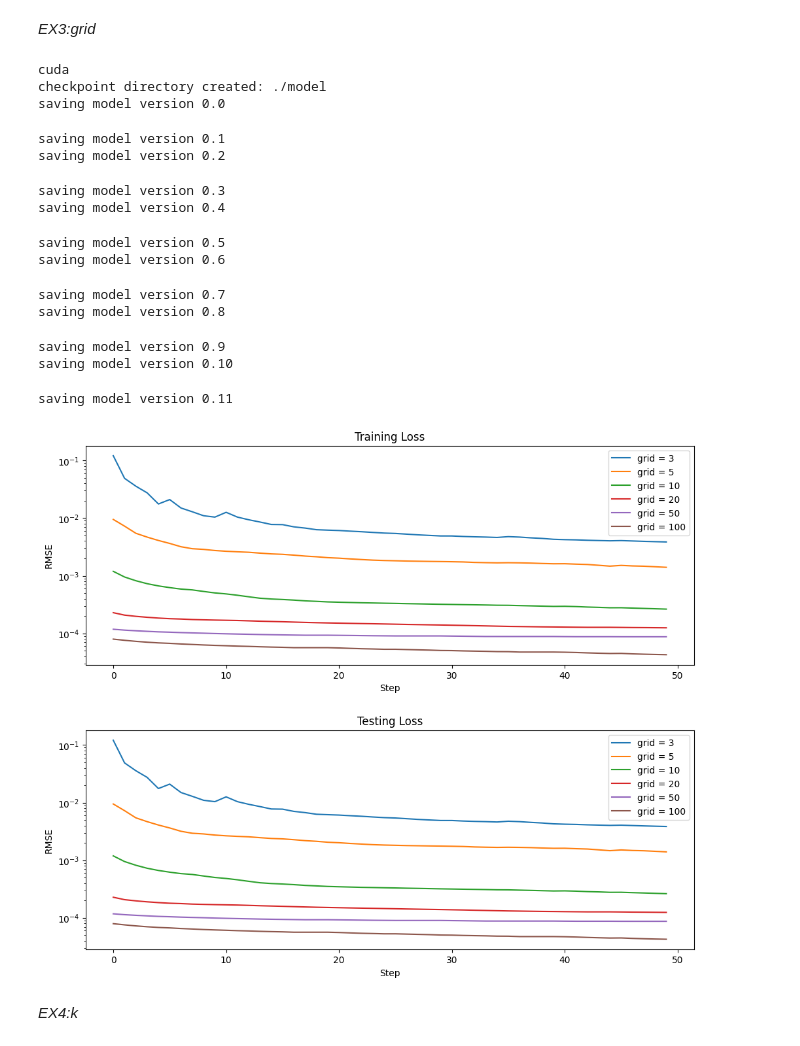
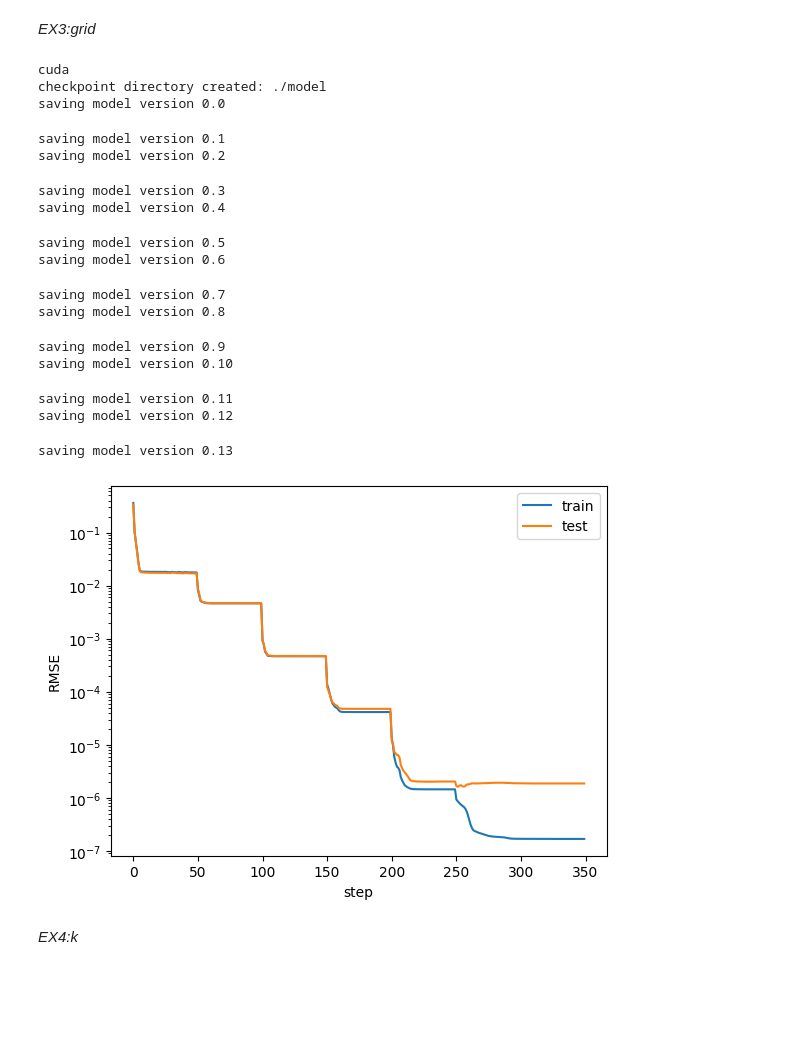
Before and after one commit to xchen2763/Kolmogorov-Arnold-Networks, a Jupyter notebook: Interpretability & RMSE comp.ipynb, the cells around one changed output. Drawn from its saved outputs; the diff is of its cells as text; code cells hidden in the pictures; blank space fills up the shorter version.

Commit message:
Revert "update grid refinement code"
This reverts commit da121b6775cb4f4d443c4b065fb9a7dcd3b74fba.

```diff
--- a/Interpretability & RMSE comp.ipynb
+++ b/Interpretability & RMSE comp.ipynb
@@ -222,20 +222,23 @@ f = lambda x: torch.exp(torch.sin(torch.pi*x[:,[0]]) + x[:,[1]]**2)
 dataset = create_dataset(f, n_var=2, device=device, train_num=1000)
 
 
-grids = np.array([3,5,10,20,50,100])
+grids = np.array([3,5,10,20,50,100, 100])
+#grids = np.array([3,10])
+
+
+train_losses = []
+test_losses = []
 steps = 50
-train_losses = np.zeros((len(grids), steps))
-test_losses = np.zeros((len(grids), steps))
 k = 3
 
 for i in range(grids.shape[0]):
     if i == 0:
-        model = KAN(width=[2,5,1], grid=grids[i], k=k, seed=0, device=device)
-    else:
+        model = KAN(width=[2,1,1], grid=grids[i], k=k, seed=0, device=device)
+    if i != 0:
         model = model.refine(grids[i])
     results = model.fit(dataset, opt="LBFGS", steps=steps)
-    train_losses[i] = np.array(results['train_loss'])
-    test_losses[i] = np.array(results['test_loss'])
+    train_losses += results['train_loss']
+    test_losses += results['test_loss']
 # %% [output]
 cuda
 checkpoint directory created: ./model
@@ -251,31 +254,17 @@ saving model version 0.8
 saving model version 0.9
 saving model version 0.10
 saving model version 0.11
+saving model version 0.12
+saving model version 0.13
 # %%
-plt.figure(figsize=(12, 10))
-
-plt.subplot(2, 1, 1)
-for i in range(len(grids)):
-    plt.plot(train_losses[i], label='grid = {}'.format(grids[i]))
-plt.legend()
-plt.title('Training Loss')
-plt.xlabel('Step')
+plt.plot(train_losses)
+plt.plot(test_losses)
+plt.legend(['train', 'test'])
 plt.ylabel('RMSE')
+plt.xlabel('step')
 plt.yscale('log')
-
-plt.subplot(2, 1, 2)
-for i in range(len(grids)):
-    plt.plot(train_losses[i], label='grid = {}'.format(grids[i]))
-plt.legend()
-plt.title('Testing Loss')
-plt.ylabel('RMSE')
-plt.xlabel('Step')
-plt.yscale('log')
-
-plt.subplots_adjust(hspace=0.3)
-plt.show()
 # %% [output]
-[figure, old version]
+[figure, new version]
 # %% [markdown]
 *EX4:k*
 # %%
```
Also changed, not shown: parts of 4 cells of this notebook.
